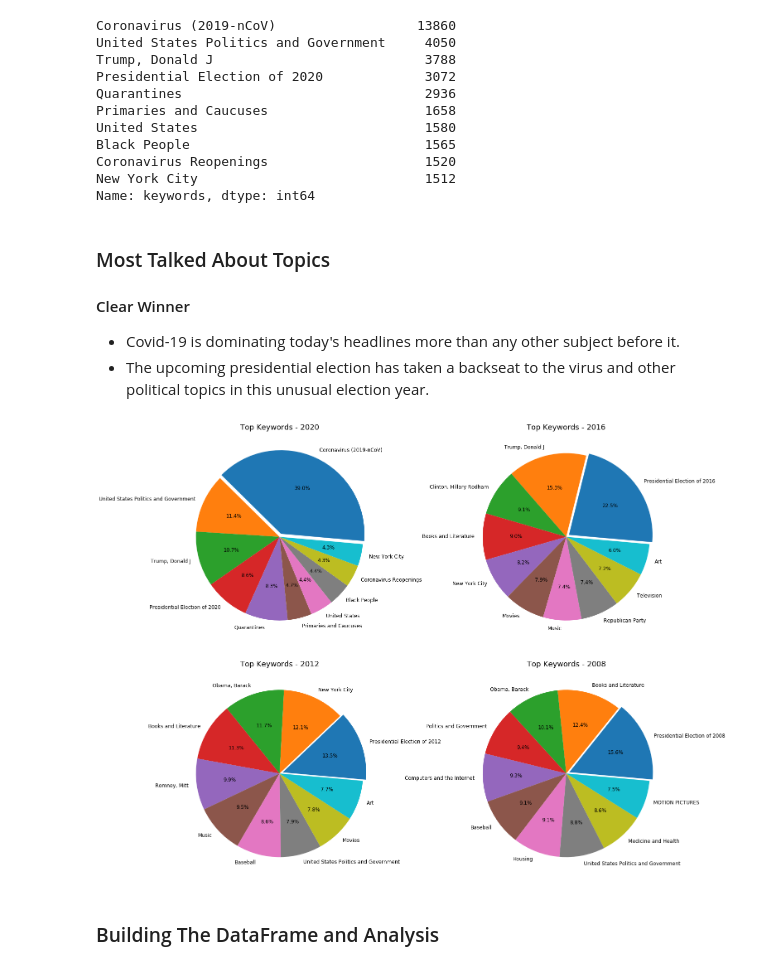
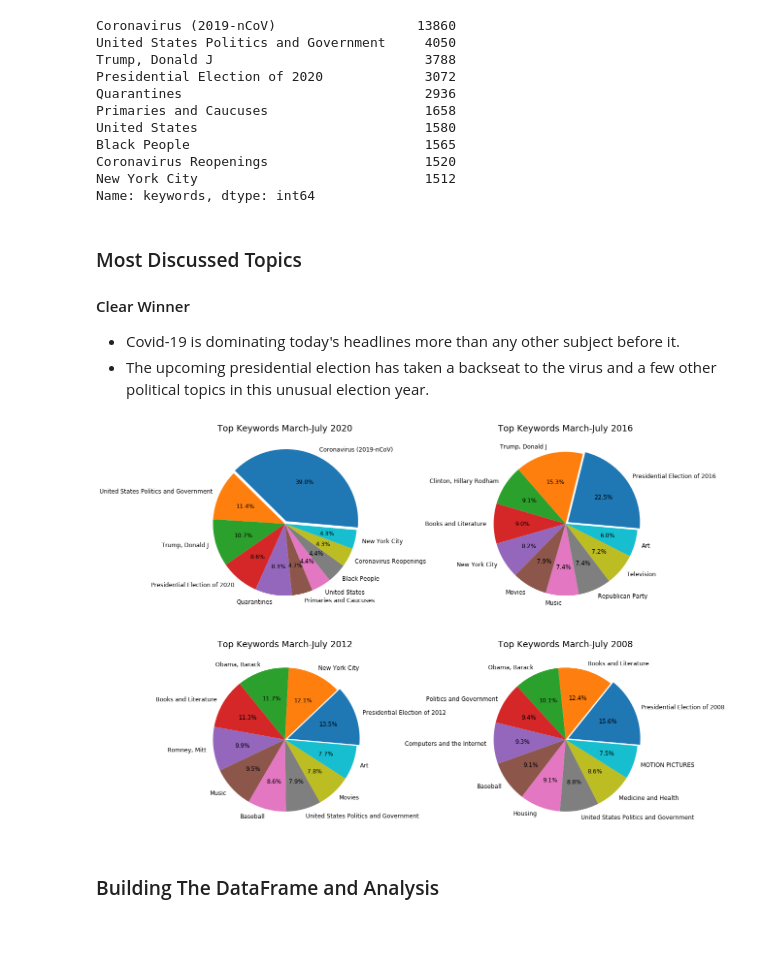
Before and after one commit to loganbonsignore/Media-Consumption-Analysis, a Jupyter notebook: important_voter_issues_analysis.ipynb, the cells around one changed output. Drawn from its saved outputs; the diff is of its cells as text; code cells hidden in the pictures; blank space fills up the shorter version.

Commit message:
pie chart sizing

```diff
--- a/important_voter_issues_analysis.ipynb
+++ b/important_voter_issues_analysis.ipynb
@@ -43,32 +43,32 @@ Coronavirus Reopenings                    1520
 New York City                             1512
 Name: keywords, dtype: int64
 # %% [markdown]
-### Most Talked About Topics
+### Most Discussed Topics
 #### Clear Winner
 * Covid-19 is dominating today's headlines more than any other subject before it.
-* The upcoming presidential election has taken a backseat to the virus and other political topics in this unusual election year.
+* The upcoming presidential election has taken a backseat to the virus and a few other political topics in this unusual election year.
 # %%
 # Find top keywords for each year
 top_keywords_2020 = series_2020.sort_values(ascending=False)[0:10]
 top_keywords_2016 = series_2016.sort_values(ascending=False)[0:10]
 top_keywords_2012 = series_2012.sort_values(ascending=False)[0:10]
 top_keywords_2008 = series_2008.sort_values(ascending=False)[0:10]
 
 # Plotting
-fig, (ax1, ax2) = plt.subplots(2,2,figsize=(20,16))
+fig, (ax1, ax2) = plt.subplots(2,2,figsize=(19,15))
 explode = (.04,0,0,0,0,0,0,0,0,0)
 ax1[0].pie(top_keywords_2020,explode=explode,labels=top_keywords_2020.index,autopct="%1.1f%%",startangle=-5,textprops={'fontsize': 12})
 ax1[1].pie(top_keywords_2016,explode=explode,labels=top_keywords_2016.index,autopct="%1.1f%%",startangle=-5,textprops={'fontsize': 12})
 ax2[0].pie(top_keywords_2012,explode=explode,labels=top_keywords_2012.index,autopct="%1.1f%%",startangle=-5,textprops={'fontsize': 12})
 ax2[1].pie(top_keywords_2008,explode=explode,labels=top_keywords_2008.index,autopct="%1.1f%%",startangle=-5,textprops={'fontsize': 12})
-ax1[0].set_title("Top Keywords - 2020",fontsize=18)
-ax1[1].set_title("Top Keywords - 2016",fontsize=18)
-ax2[0].set_title("Top Keywords - 2012",fontsize=18)
-ax2[1].set_title("Top Keywords - 2008",fontsize=18)
-plt.tight_layout()
+ax1[0].set_title("Top Keywords March-July 2020",fontsize=18)
+ax1[1].set_title("Top Keywords March-July 2016",fontsize=18)
+ax2[0].set_title("Top Keywords March-July 2012",fontsize=18)
+ax2[1].set_title("Top Keywords March-July 2008",fontsize=18)
+plt.savefig("Images/pies.png")
 plt.show()
 # %% [output]
-[figure, old version]
+[figure, new version]
 # %% [markdown]
 ### Building The DataFrame and Analysis
 # %%
```
Also changed, not shown: parts of 6 cells of this notebook, 1 other file.
